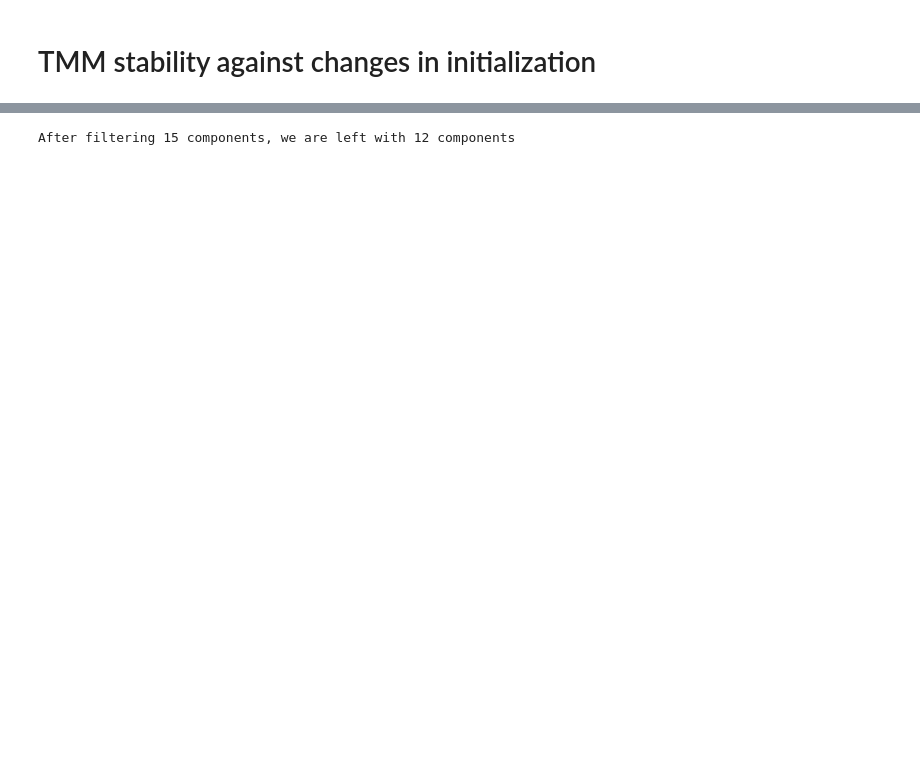
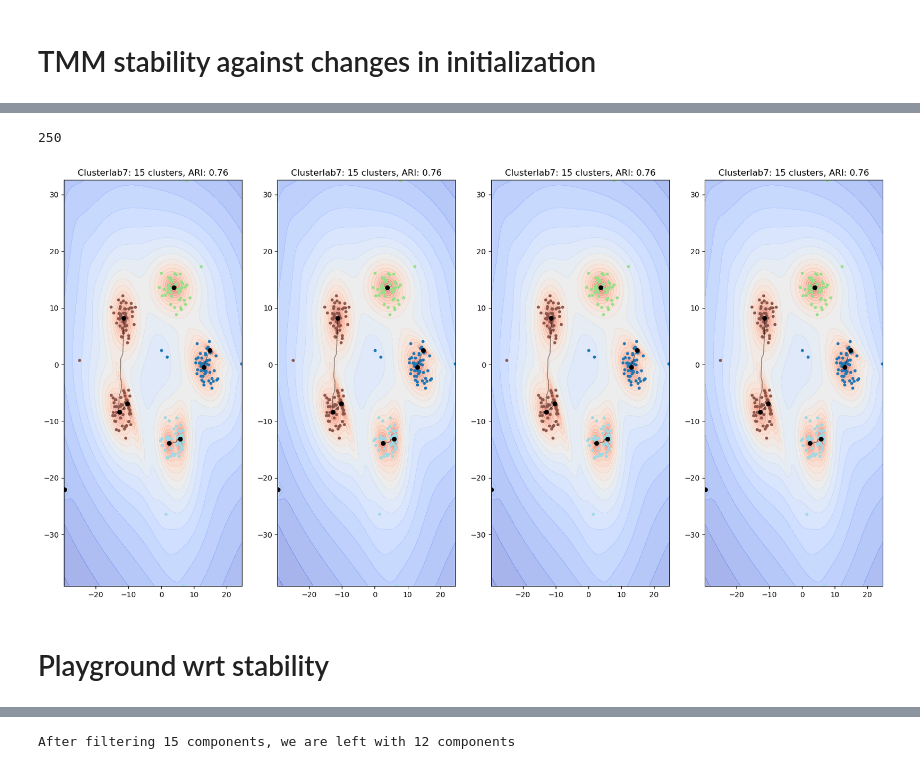
Before and after one commit to ecker-lab/tneb_clustering, a Jupyter notebook: notebooks/metrics/tmm_stability.ipynb, the cells around one changed output, grey strips where cells are left out. Saved outputs shown, nothing was run; the diff lists cells and outputs as text; code cells hidden in the pictures; blank space fills up the shorter version.

```diff
--- a/notebooks/metrics/tmm_stability.ipynb
+++ b/notebooks/metrics/tmm_stability.ipynb
@@ -27,6 +30,7 @@ import corc.utils
 datasets = corc.datasets2d.DATASETS
 print(f"there are {len(datasets)} datasets")
 
-data_X, data_y = datasets['Moons']()
+dataset_name = 'Clusterlab7'
+data_X, data_y = datasets[dataset_name]()
 print(f'current dataset has {len(set(data_y.tolist()))} classes')
 # %% [output]
@@ -34,0 +43,20 @@ current dataset has 2 classes
+# %%
+def train_multiple_tmm_models_seeds(data_X, data_y, num_seeds=10, neb_iterations=25):
+
+    tmm_models = list()
+    for i in range(num_seeds):
+        tmm_model = corc.graph_metrics.neb.NEB(
+            latent_dim=2,
+            data=data_X,
+            labels=data_y,
+            optimization_iterations=neb_iterations,
+            seed=42+i,
+            n_init=5,
+            n_components=15,
+        )
+        tmm_model.fit(data=data_X)
+        tmm_models.append(tmm_model)
+
+    return tmm_models
+# %%
+tmm_models = train_multiple_tmm_models_seeds(data_X, data_y, num_seeds=4, neb_iterations=25)
@@ -34,0 +68,14 @@ current dataset has 2 classes
+# %%
+len(data_y)
+# %% [output]
+250
+# %%
+figure = tmm_plots.plot_tmm_models(tmm_models, data_X, data_y, dataset_name)
+dataset_filename = dataset_name.replace(" ", "_")
+figure.savefig(f"../../figures/stability_{dataset_filename}.pdf")
+with open(f"../../cache/stability_seeds_{dataset_filename}.pkl", "wb") as f:
+    pickle.dump(tmm_models, f)
+# %% [output]
+[figure, added]
+# %% [markdown]
+# Playground wrt stability
```
Also changed, not shown: parts of 25 cells of this notebook, 5 other files.
